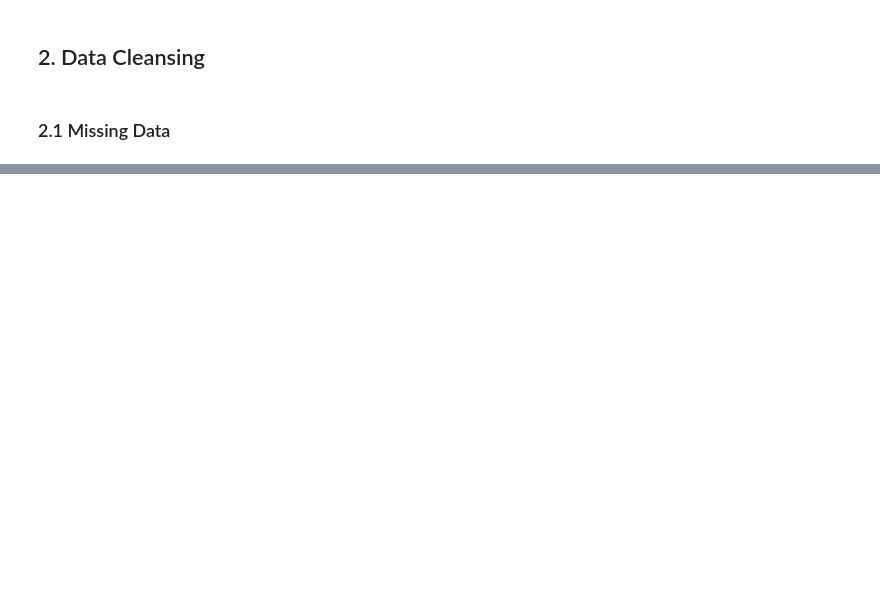
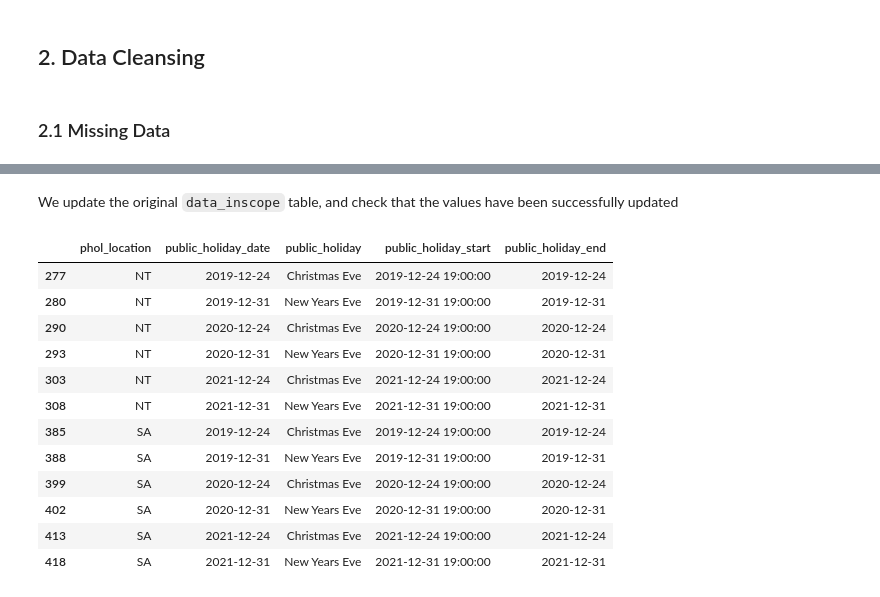
Before and after one commit to jerryawang/git_learning, a Jupyter notebook: PHOL Cleaning.ipynb, the cells around one changed output, grey strips where cells are left out. Drawn from its saved outputs; the diff is of its cells as text; code cells hidden in the pictures; blank space fills up the shorter version.

Commit message:
PHOL name cleanup and start time

```diff
--- a/PHOL Cleaning.ipynb
+++ b/PHOL Cleaning.ipynb
@@ -67,0 +267,6 @@ There is data missing at index 470 and 662, and the data is roughly ordered by s
+# %%
+data_cleansed = data_raw.loc[:, ['region', 'date', 'public_holiday_cleaned']].copy(deep=True)
+
+data_cleansed.columns = ['phol_location', 'public_holiday_date', 'public_holiday']
+
+data_cleansed.head()
@@ -67,0 +282,7 @@ There is data missing at index 470 and 662, and the data is roughly ordered by s
+# %%
+data_inscope = data_cleansed.loc[(data_cleansed['public_holiday_date'] >= '2019-01-01') &
+                                 (data_cleansed['public_holiday_date'] <= '2021-12-31'),
+                                 :
+                                 ].copy(deep=True)
+
+data_inscope.head()
@@ -67,0 +302,8 @@ There is data missing at index 470 and 662, and the data is roughly ordered by s
+# %%
+data_inscope['public_holiday_start'] = data_inscope['public_holiday_date']
+data_inscope['public_holiday_end'] = data_inscope['public_holiday_date']
+
+partial_holidays = data_inscope.loc[(data_inscope['phol_location'].isin(['NT', 'SA'])) &
+                                    (data_inscope['public_holiday'].isin(['Christmas Eve', 'New Years Eve'])),
+                                    :
+                                    ].copy(deep=True)
@@ -67,0 +312,4 @@ There is data missing at index 470 and 662, and the data is roughly ordered by s
+# %%
+partial_holidays.loc[:, 'public_holiday_start'] = partial_holidays.loc[:, 'public_holiday_start'].apply(lambda x: x.replace(hour=19, minute=0))
+
+print(partial_holidays)
@@ -67,0 +334,23 @@ There is data missing at index 470 and 662, and the data is roughly ordered by s
+# %% [markdown]
+We update the original `data_inscope` table, and check that the values have been successfully updated
+# %%
+data_inscope.update(partial_holidays)
+
+data_inscope.loc[(data_inscope['phol_location'].isin(['NT', 'SA'])) &
+                 (data_inscope['public_holiday'].isin(['Christmas Eve', 'New Years Eve'])),
+                 :
+                 ]
+# %% [output]
+|  | phol_location | public_holiday_date | public_holiday | public_holiday_start | public_holiday_end |
+| 277 | NT | 2019-12-24 | Christmas Eve | 2019-12-24 19:00:00 | 2019-12-24 |
+| 280 | NT | 2019-12-31 | New Years Eve | 2019-12-31 19:00:00 | 2019-12-31 |
+| 290 | NT | 2020-12-24 | Christmas Eve | 2020-12-24 19:00:00 | 2020-12-24 |
+| 293 | NT | 2020-12-31 | New Years Eve | 2020-12-31 19:00:00 | 2020-12-31 |
+| 303 | NT | 2021-12-24 | Christmas Eve | 2021-12-24 19:00:00 | 2021-12-24 |
+| 308 | NT | 2021-12-31 | New Years Eve | 2021-12-31 19:00:00 | 2021-12-31 |
+| 385 | SA | 2019-12-24 | Christmas Eve | 2019-12-24 19:00:00 | 2019-12-24 |
+| 388 | SA | 2019-12-31 | New Years Eve | 2019-12-31 19:00:00 | 2019-12-31 |
+| 399 | SA | 2020-12-24 | Christmas Eve | 2020-12-24 19:00:00 | 2020-12-24 |
+| 402 | SA | 2020-12-31 | New Years Eve | 2020-12-31 19:00:00 | 2020-12-31 |
+| 413 | SA | 2021-12-24 | Christmas Eve | 2021-12-24 19:00:00 | 2021-12-24 |
+| 418 | SA | 2021-12-31 | New Years Eve | 2021-12-31 19:00:00 | 2021-12-31 |
```
Also changed, not shown: parts of 43 cells of this notebook.
